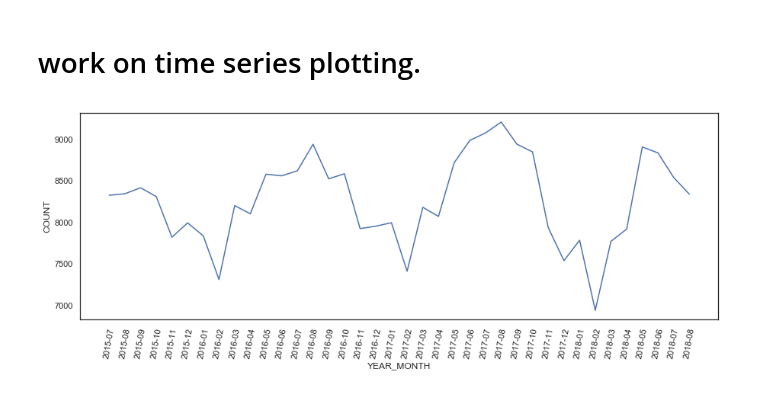
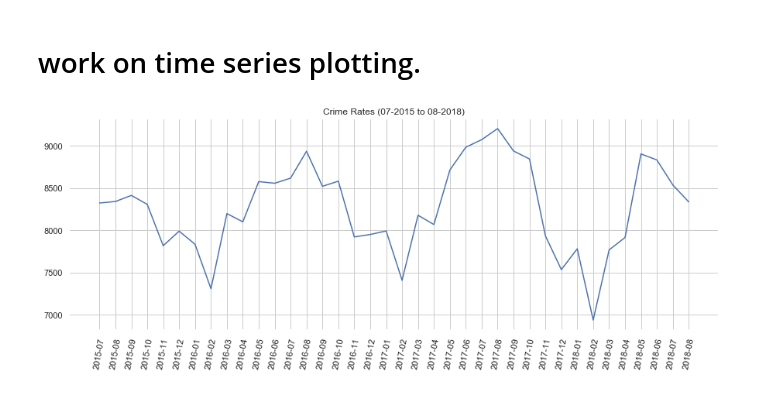
Before and after one commit to SpacePatroller/Boston_Crime_Data, a Jupyter notebook: Crime Data EDA.ipynb, the cells around one changed output. Drawn from its saved outputs; the diff is of its cells as text; code cells hidden in the pictures.

Commit message:
continue working on time series

```diff
--- a/Crime Data EDA.ipynb
+++ b/Crime Data EDA.ipynb
@@ -418,9 +418,15 @@ offensesByYearMonth.sort_values(by='YEAR_MONTH')
 # filter out first and last month due to limited data (2015-06 & 2018-09)
 offensesByYearMonthStriped = offensesByYearMonth[1:39]
 # %%
-
+sns.set()
+sns.set_style('whitegrid')
 figure = plt.figure(figsize=(15,5))
 sns.lineplot(x='YEAR_MONTH',y='COUNT',data=offensesByYearMonthStriped)
 ax = plt.xticks(rotation=80)
+plt.ylabel('')
+plt.xlabel('')
+sns.despine(left=True,bottom=True)
+plt.title('Crime Rates (07-2015 to 08-2018)')
+plt.savefig('images/crimeratesTimeSeries')
 # %% [output]
-[figure, old version]
+[figure, new version]
```
Also changed, not shown: parts of 5 cells of this notebook, 3 other files.
